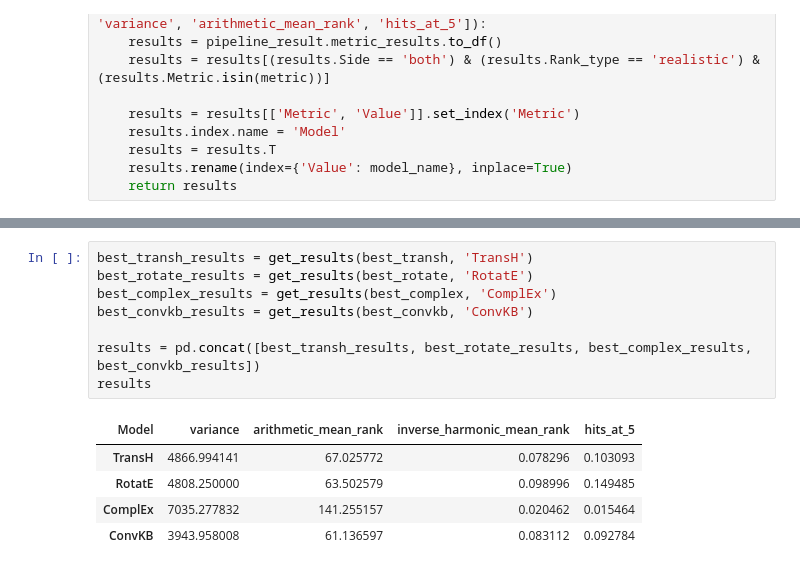
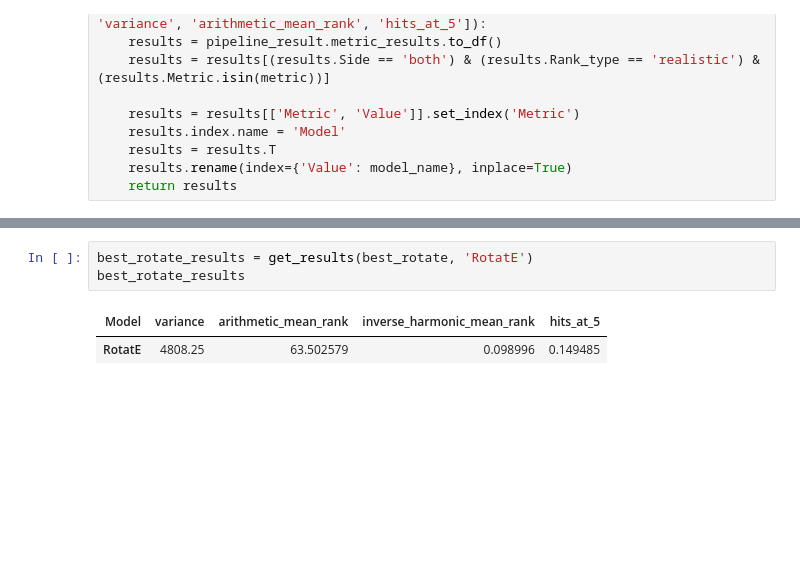
Before and after one commit to GioSpi01/SDM_lab2, a Jupyter notebook: 12_C.3_Evaluation_SpissoYao.ipynb, the cells around one changed output, grey strips where cells are left out. Drawn from its saved outputs; the diff is of its cells as text; blank space fills up the shorter version.

```diff
--- a/12_C.3_Evaluation_SpissoYao.ipynb
+++ b/12_C.3_Evaluation_SpissoYao.ipynb
@@ -190,14 +183,6 @@ INFO:pykeen.nn.representation:Inferred unique=False for Embedding()
 # %%
-best_transh_results = get_results(best_transh, 'TransH')
 best_rotate_results = get_results(best_rotate, 'RotatE')
-best_complex_results = get_results(best_complex, 'ComplEx')
-best_convkb_results = get_results(best_convkb, 'ConvKB')
-
-results = pd.concat([best_transh_results, best_rotate_results, best_complex_results, best_convkb_results])
-results
+best_rotate_results
 # %% [output]
 | Model | variance | arithmetic_mean_rank | inverse_harmonic_mean_rank | hits_at_5 |
-| TransH | 4866.994141 | 67.025772 | 0.078296 | 0.103093 |
-| RotatE | 4808.250000 | 63.502579 | 0.098996 | 0.149485 |
-| ComplEx | 7035.277832 | 141.255157 | 0.020462 | 0.015464 |
-| ConvKB | 3943.958008 | 61.136597 | 0.083112 | 0.092784 |
+| RotatE | 4808.25 | 63.502579 | 0.098996 | 0.149485 |
```
Also changed, not shown: parts of 2 cells of this notebook.
